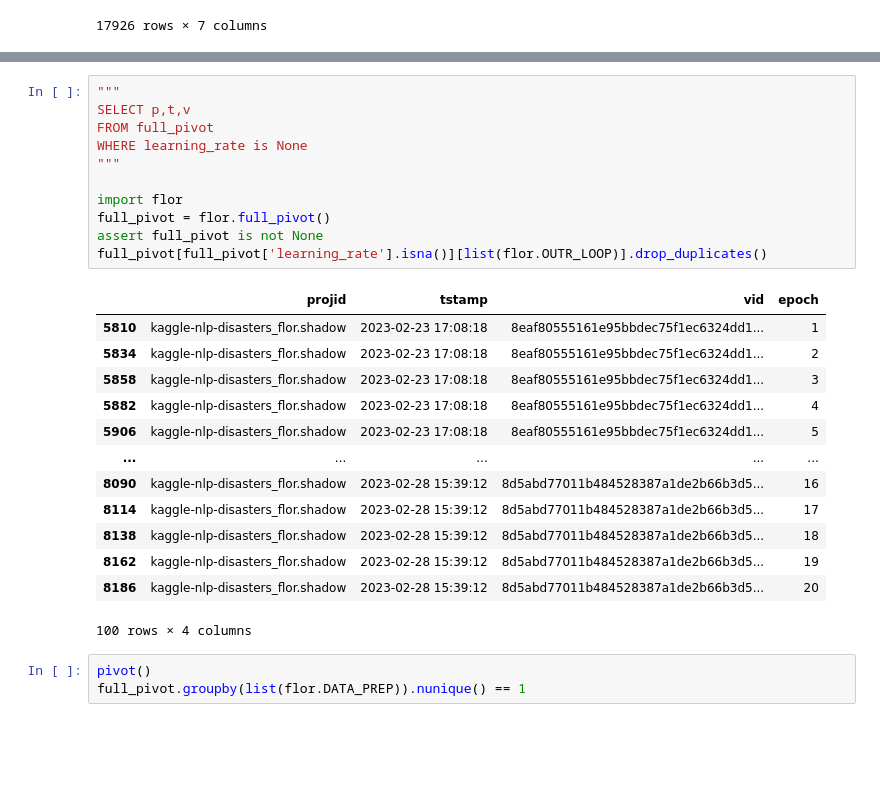
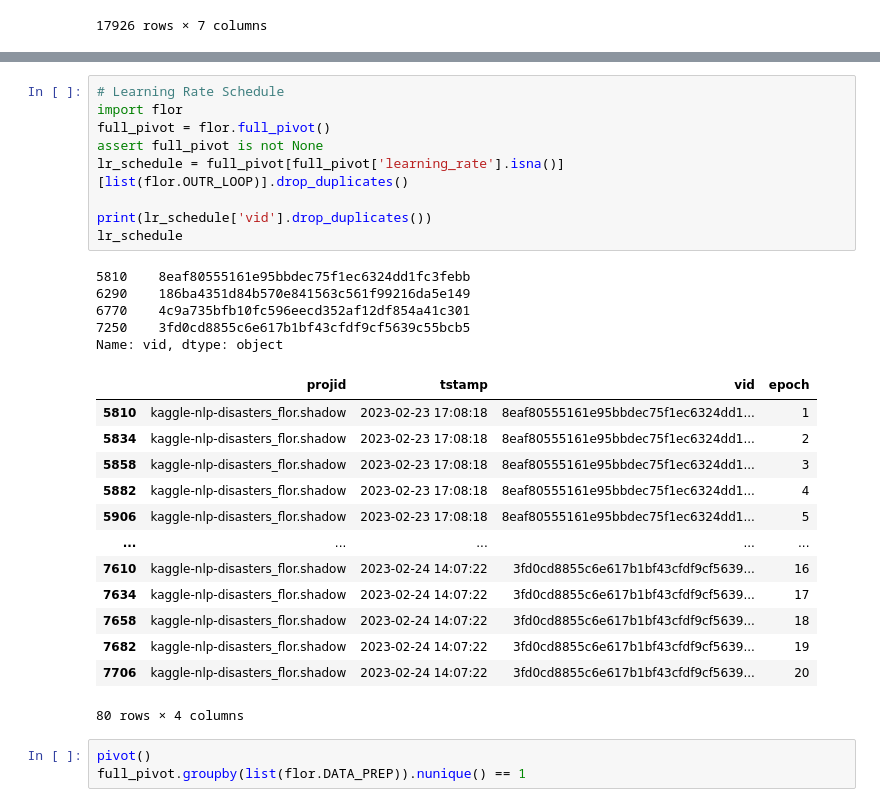
Before and after one commit to ucbrise/kaggle-nlp-disasters, a Jupyter notebook: lab_notebook.ipynb, the cells around one changed output, grey strips where cells are left out. Cells and saved outputs as stored; diff of their text form; blank space fills up the shorter version.

```diff
--- a/lab_notebook.ipynb
+++ b/lab_notebook.ipynb
@@ -68,30 +68,33 @@ dpgb.filter(lambda x: len(x) == 1)
 | 16942 | kaggle-nlp-disasters_flor.shadow | 2023-02-28 15:39:12 | 8d5abd77011b484528387a1de2b66b3d5... | -1 | -1 | device | cuda:0 |
 | 16943 | kaggle-nlp-disasters_flor.shadow | 2023-02-28 15:39:12 | 8d5abd77011b484528387a1de2b66b3d5... | -1 | -1 | optimizer | <class 'torch.optim.sgd.SGD'> |
 # %%
-"""
-SELECT p,t,v
-FROM full_pivot
-WHERE learning_rate is None
-"""
-
+# Learning Rate Schedule
 import flor
 full_pivot = flor.full_pivot()
 assert full_pivot is not None
-full_pivot[full_pivot['learning_rate'].isna()][list(flor.OUTR_LOOP)].drop_duplicates()
+lr_schedule = full_pivot[full_pivot['learning_rate'].isna()][list(flor.OUTR_LOOP)].drop_duplicates()
+
+print(lr_schedule['vid'].drop_duplicates())
+lr_schedule
 # %% [output]
+5810    8eaf80555161e95bbdec75f1ec6324dd1fc3febb
+6290    186ba4351d84b570e841563c561f99216da5e149
+6770    4c9a735bfb10fc596eecd352af12df854a41c301
+7250    3fd0cd8855c6e617b1bf43cfdf9cf5639c55bcb5
+Name: vid, dtype: object
 |  | projid | tstamp | vid | epoch |
 | 5810 | kaggle-nlp-disasters_flor.shadow | 2023-02-23 17:08:18 | 8eaf80555161e95bbdec75f1ec6324dd1... | 1 |
 | 5834 | kaggle-nlp-disasters_flor.shadow | 2023-02-23 17:08:18 | 8eaf80555161e95bbdec75f1ec6324dd1... | 2 |
 | 5858 | kaggle-nlp-disasters_flor.shadow | 2023-02-23 17:08:18 | 8eaf80555161e95bbdec75f1ec6324dd1... | 3 |
 | 5882 | kaggle-nlp-disasters_flor.shadow | 2023-02-23 17:08:18 | 8eaf80555161e95bbdec75f1ec6324dd1... | 4 |
 | 5906 | kaggle-nlp-disasters_flor.shadow | 2023-02-23 17:08:18 | 8eaf80555161e95bbdec75f1ec6324dd1... | 5 |
 | ... | ... | ... | ... | ... |
-| 8090 | kaggle-nlp-disasters_flor.shadow | 2023-02-28 15:39:12 | 8d5abd77011b484528387a1de2b66b3d5... | 16 |
-| 8114 | kaggle-nlp-disasters_flor.shadow | 2023-02-28 15:39:12 | 8d5abd77011b484528387a1de2b66b3d5... | 17 |
-| 8138 | kaggle-nlp-disasters_flor.shadow | 2023-02-28 15:39:12 | 8d5abd77011b484528387a1de2b66b3d5... | 18 |
-| 8162 | kaggle-nlp-disasters_flor.shadow | 2023-02-28 15:39:12 | 8d5abd77011b484528387a1de2b66b3d5... | 19 |
-| 8186 | kaggle-nlp-disasters_flor.shadow | 2023-02-28 15:39:12 | 8d5abd77011b484528387a1de2b66b3d5... | 20 |
+| 7610 | kaggle-nlp-disasters_flor.shadow | 2023-02-24 14:07:22 | 3fd0cd8855c6e617b1bf43cfdf9cf5639... | 16 |
+| 7634 | kaggle-nlp-disasters_flor.shadow | 2023-02-24 14:07:22 | 3fd0cd8855c6e617b1bf43cfdf9cf5639... | 17 |
+| 7658 | kaggle-nlp-disasters_flor.shadow | 2023-02-24 14:07:22 | 3fd0cd8855c6e617b1bf43cfdf9cf5639... | 18 |
+| 7682 | kaggle-nlp-disasters_flor.shadow | 2023-02-24 14:07:22 | 3fd0cd8855c6e617b1bf43cfdf9cf5639... | 19 |
+| 7706 | kaggle-nlp-disasters_flor.shadow | 2023-02-24 14:07:22 | 3fd0cd8855c6e617b1bf43cfdf9cf5639... | 20 |
-100 rows × 4 columns
+80 rows × 4 columns
 # %%
 pivot()
 full_pivot.groupby(list(flor.DATA_PREP)).nunique() == 1
```
Also changed, not shown: parts of 1 cell of this notebook.
